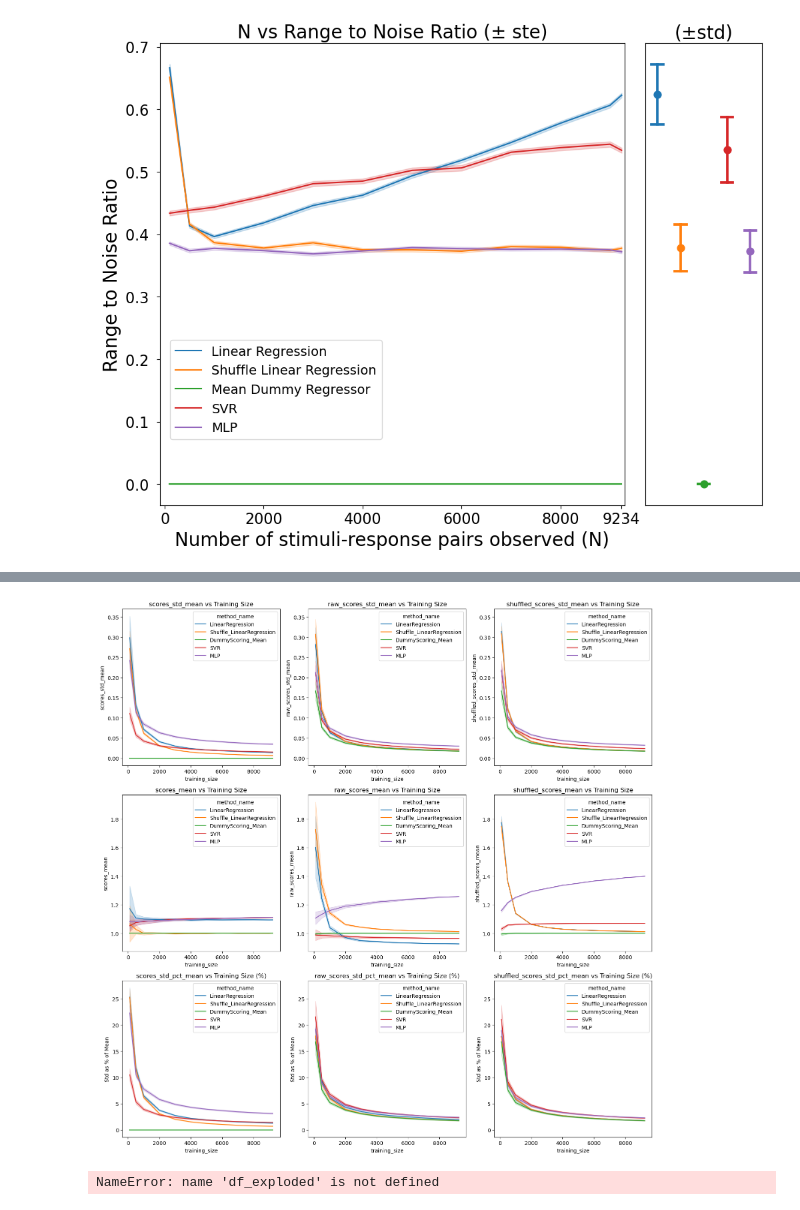
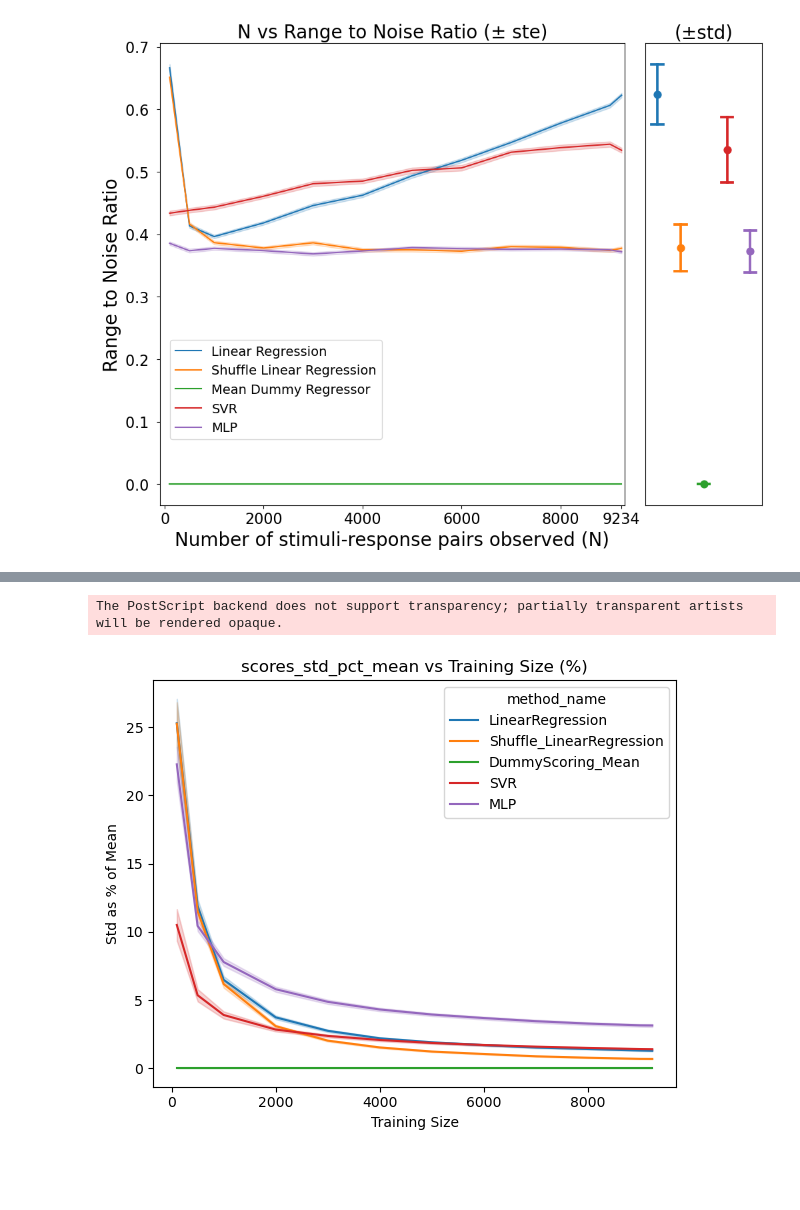
Before and after one commit to jgrizou/neurips-self-calibrating-bci, a Jupyter notebook: src/analysis/plots/variance/variance.ipynb, the cells around one changed output, grey strips where cells are left out. Saved outputs shown, nothing was run; the diff lists cells and outputs as text; code cells hidden in the pictures; blank space fills up the shorter version.

Commit message:
new variance plot generated for the rebuttal  and now in appendix of the paper

```diff
--- a/src/analysis/plots/variance/variance.ipynb
+++ b/src/analysis/plots/variance/variance.ipynb
@@ -44,5 +30,5 @@ Index(['method_name', 'training_size', 'eeg_name', 'test_name', 'fit_time',
 # %%
-columns_to_clean = ['range_to_noise_ratio', 'snr_classic', 'snr_power', 'signal_to_uncertainty_ratio']
+columns_to_clean = ['signal_to_uncertainty_ratio']
 
 for col in columns_to_clean:
     if col in df.columns:
@@ -182,67 +125,46 @@ Top-10 min euclidean - Avg: 0.1571, Std: 0.2527
 # %%
-# Calculate means for all metrics
+import numpy as np
+import seaborn as sns
+import matplotlib.pyplot as plt
+
+# --- Calculate means for all metrics ---
 df['scores_std_mean'] = df['scores_std'].apply(lambda x: np.mean(x))
 df['raw_scores_std_mean'] = df['raw_scores_std'].apply(lambda x: np.mean(x))
 df['shuffled_scores_std_mean'] = df['shuffled_scores_std'].apply(lambda x: np.mean(x))
 
 df['scores_mean'] = df['scores'].apply(lambda x: np.mean(x))
 df['raw_scores_mean'] = df['raw_scores'].apply(lambda x: np.mean(x))
 df['shuffled_scores_mean'] = df['shuffled_scores'].apply(lambda x: np.mean(x))
 
-# Calculate std as percentage on a per-element basis
+# --- Calculate std as percentage ---
 df['scores_std_pct'] = df.apply(lambda row: [(std/score)*100 for std, score in zip(row['scores_std'], row['scores'])], axis=1)
 df['raw_scores_std_pct'] = df.apply(lambda row: [(std/score)*100 for std, score in zip(row['raw_scores_std'], row['raw_scores'])], axis=1)
 df['shuffled_scores_std_pct'] = df.apply(lambda row: [(std/score)*100 for std, score in zip(row['shuffled_scores_std'], row['shuffled_scores'])], axis=1)
 
-# Calculate mean of the percentage lists for plotting
+# --- Mean of the percentage lists ---
 df['scores_std_pct_mean'] = df['scores_std_pct'].apply(lambda x: np.mean(x))
 df['raw_scores_std_pct_mean'] = df['raw_scores_std_pct'].apply(lambda x: np.mean(x))
 df['shuffled_scores_std_pct_mean'] = df['shuffled_scores_std_pct'].apply(lambda x: np.mean(x))
 
-# List of all mean metrics to plot (using the mean versions of the percentage columns)
-mean_metrics = ['scores_std_mean', 'raw_scores_std_mean', 'shuffled_scores_std_mean',
-                'scores_mean', 'raw_scores_mean', 'shuffled_scores_mean',
-                'scores_std_pct_mean', 'raw_scores_std_pct_mean', 'shuffled_scores_std_pct_mean']
+# --- Select only the bottom-left plot metric ---
+# bottom-left = third row, first column = 'scores_std_pct_mean'
+metric_name = 'scores_std_pct_mean'
 
-# Create subplots (3 rows now)
-fig, axes = plt.subplots(3, 3, figsize=(15, 15))
-axes = axes.flatten()
+plt.figure(figsize=(6, 5))
+sns.lineplot(
+    data=df,
+    x='training_size',
+    y=metric_name,
+    hue='method_name',
+    errorbar=('sd', 1)
+)
 
-# Store y-limits for each row
-row_ylims = [[], [], []]
+plt.title(f'{metric_name} vs Training Size (%)')
+plt.ylabel('Std as % of Mean')
+plt.xlabel('Training Size')
+plt.tight_layout()
 
-for i, metric_name in enumerate(mean_metrics):
-    sns.lineplot(data=df,
-                 x='training_size',
-                 y=metric_name,
-                 hue='method_name',
-                 errorbar=('sd', 1),
-                 ax=axes[i])
-
-    # Set title to identify the metric
-    if 'std_pct' in metric_name:
-        axes[i].set_title(f'{metric_name} vs Training Size (%)')
-        axes[i].set_ylabel('Std as % of Mean')
-    else:
-        axes[i].set_title(f'{metric_name} vs Training Size')
-
-    # Store y-limits for each row
-    row_idx = i // 3  # 0 for first row, 1 for second row, 2 for third row
-    row_ylims[row_idx].extend(axes[i].get_ylim())
-
-# Set shared y-limits for each row
-for row in range(3):
-    y_min = min(row_ylims[row][::2])  # Min values (every other element)
-    y_max = max(row_ylims[row][1::2])  # Max values (every other element)
-
-    for col in range(3):
-        axes[row * 3 + col].set_ylim(y_min, y_max)
-
-plt.tight_layout()
-plt.show()
+plotconfig.save_fig('signal_std_as_percent_of_mean')
 # %% [output]
+The PostScript backend does not support transparency; partially transparent artists will be rendered opaque.
-[figure, old version]
+[figure, new version]
-# %%
-df_exploded['training_size'].unique()
-# %% [output]
-NameError: name 'df_exploded' is not defined
```
Also changed, not shown: parts of 18 cells of this notebook, 18 other files.
